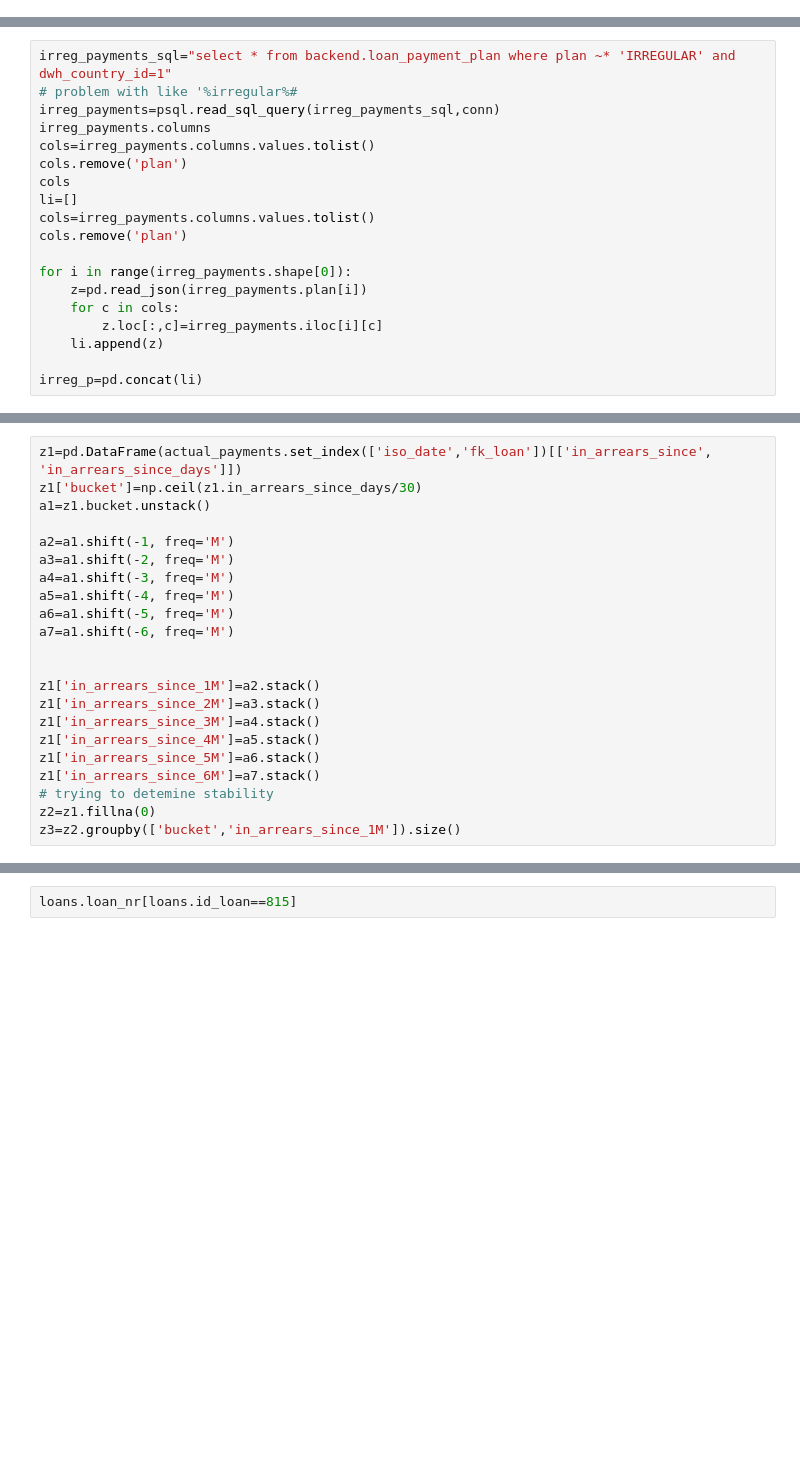
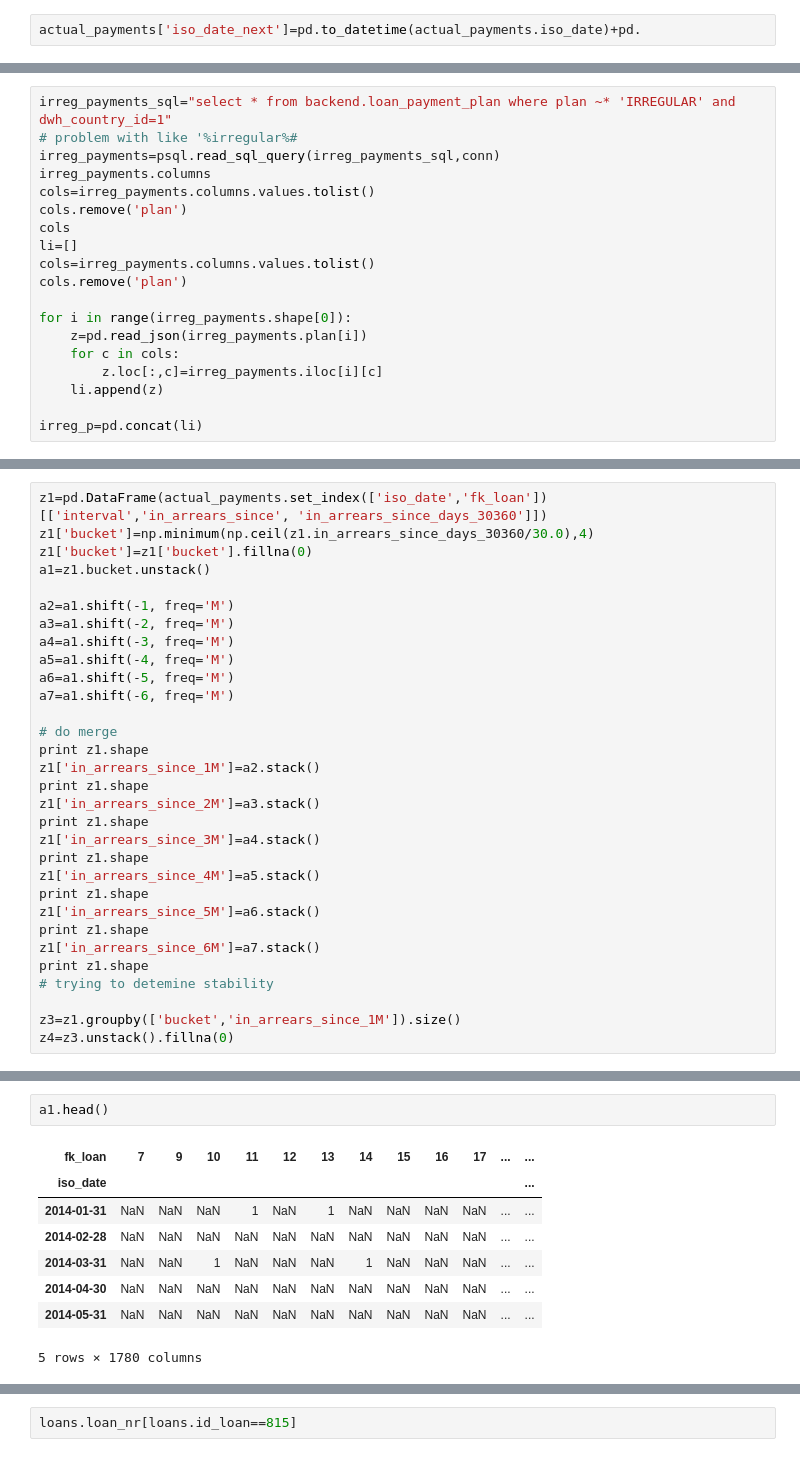
Before and after one commit to seanv507/IPython-Notebooks, a Jupyter notebook: returns01.ipynb, the cells around one changed output, grey strips where cells are left out. Saved outputs shown, nothing was run; the diff lists cells and outputs as text; blank space fills up the shorter version.

```diff
--- a/returns01.ipynb
+++ b/returns01.ipynb
@@ -116,3 +128,5 @@ loans.payback_state[loans.fk_loan.isin(filtered_de_payments)]
 2    payback
 3    payback
 Name: payback_state, dtype: object
+# %%
+actual_payments['iso_date_next']=pd.to_datetime(actual_payments.iso_date)+pd.
@@ -1636,6 +1667,7 @@ irreg_p=pd.concat(li)
 # %%
-z1=pd.DataFrame(actual_payments.set_index(['iso_date','fk_loan'])[['in_arrears_since', 'in_arrears_since_days']])
-z1['bucket']=np.ceil(z1.in_arrears_since_days/30)
+z1=pd.DataFrame(actual_payments.set_index(['iso_date','fk_loan'])[['interval','in_arrears_since', 'in_arrears_since_days_30360']])
+z1['bucket']=np.minimum(np.ceil(z1.in_arrears_since_days_30360/30.0),4)
+z1['bucket']=z1['bucket'].fillna(0)
 a1=z1.bucket.unstack()
 
 a2=a1.shift(-1, freq='M')
@@ -1645,13 +1677,21 @@ a5=a1.shift(-4, freq='M')
 a6=a1.shift(-5, freq='M')
 a7=a1.shift(-6, freq='M')
 
+# do merge
+print z1.shape
+z1['in_arrears_since_1M']=a2.stack()
+print z1.shape
+z1['in_arrears_since_2M']=a3.stack()
+print z1.shape
+z1['in_arrears_since_3M']=a4.stack()
+print z1.shape
+z1['in_arrears_since_4M']=a5.stack()
+print z1.shape
+z1['in_arrears_since_5M']=a6.stack()
+print z1.shape
+z1['in_arrears_since_6M']=a7.stack()
+print z1.shape
+# trying to detemine stability
 
-z1['in_arrears_since_1M']=a2.stack()
-z1['in_arrears_since_2M']=a3.stack()
-z1['in_arrears_since_3M']=a4.stack()
-z1['in_arrears_since_4M']=a5.stack()
-z1['in_arrears_since_5M']=a6.stack()
-z1['in_arrears_since_6M']=a7.stack()
-# trying to detemine stability
-z2=z1.fillna(0)
-z3=z2.groupby(['bucket','in_arrears_since_1M']).size()
+z3=z1.groupby(['bucket','in_arrears_since_1M']).size()
+z4=z3.unstack().fillna(0)
@@ -1657,0 +1797,11 @@ z3=z2.groupby(['bucket','in_arrears_since_1M']).size()
+# %%
+a1.head()
+# %% [output]
+| fk_loan | 7 | 9 | 10 | 11 | 12 | 13 | 14 | 15 | 16 | 17 | ... | ... |
+| iso_date |  |  |  |  |  |  |  |  |  |  |  | ... |
+| 2014-01-31 | NaN | NaN | NaN | 1 | NaN | 1 | NaN | NaN | NaN | NaN | ... | ... |
+| 2014-02-28 | NaN | NaN | NaN | NaN | NaN | NaN | NaN | NaN | NaN | NaN | ... | ... |
+| 2014-03-31 | NaN | NaN | 1 | NaN | NaN | NaN | 1 | NaN | NaN | NaN | ... | ... |
+| 2014-04-30 | NaN | NaN | NaN | NaN | NaN | NaN | NaN | NaN | NaN | NaN | ... | ... |
+| 2014-05-31 | NaN | NaN | NaN | NaN | NaN | NaN | NaN | NaN | NaN | NaN | ... | ... |
+5 rows × 1780 columns
```
Also changed, not shown: parts of 20 cells of this notebook, 1 other file.
